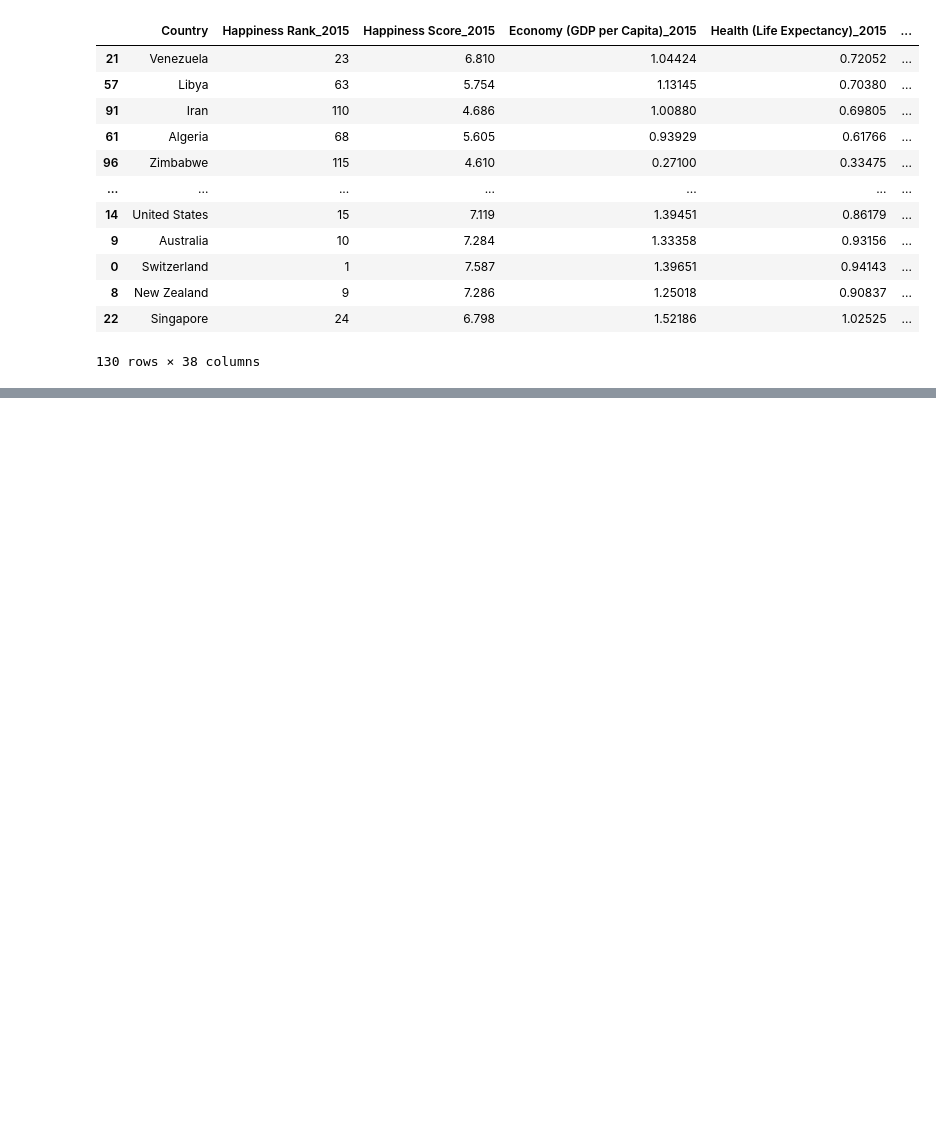
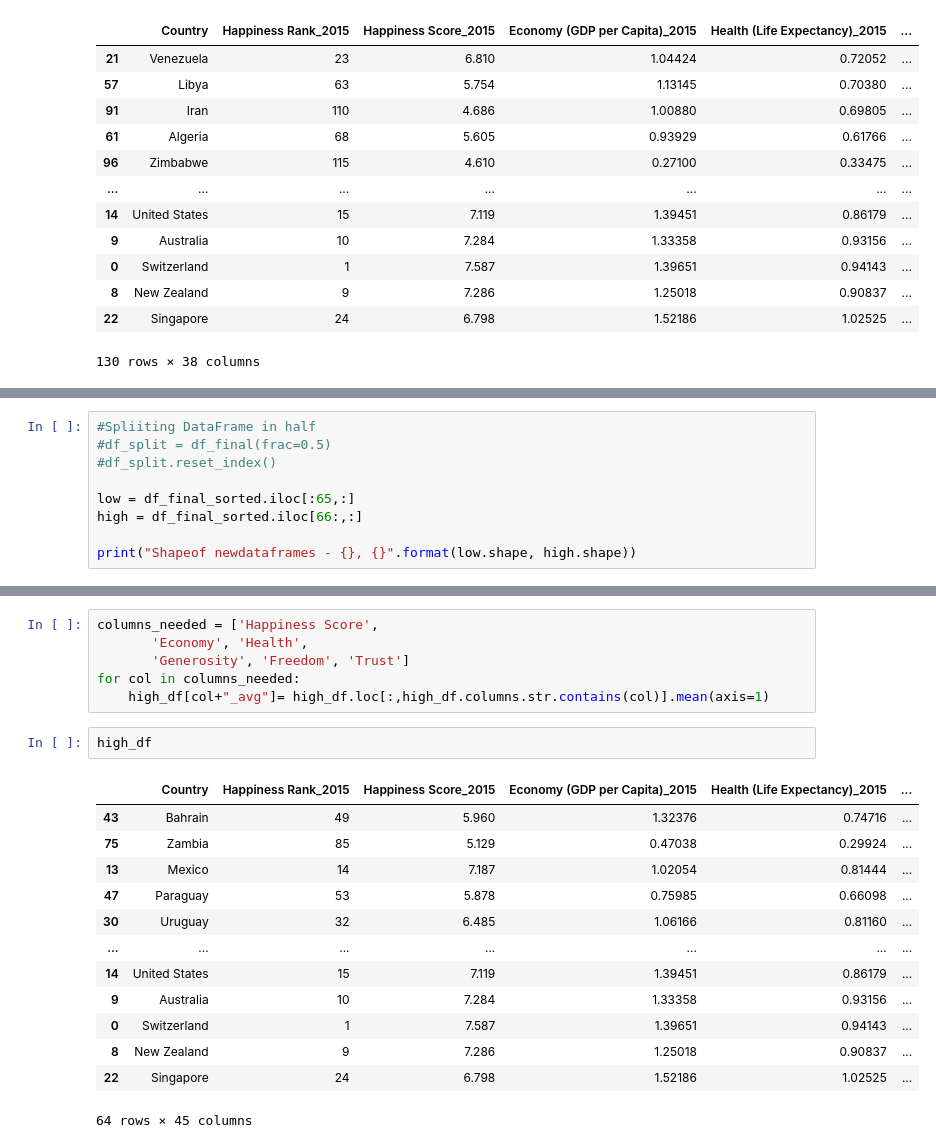
Before and after one commit to RachelNewberry/World_Happeniess_Project_1, a Jupyter notebook: world_happiness_versus_economic_freedom .ipynb, the cells around one changed output, grey strips where cells are left out. Saved outputs shown, nothing was run; the diff lists cells and outputs as text; blank space fills up the shorter version.

```diff
--- a/world_happiness_versus_economic_freedom .ipynb
+++ b/world_happiness_versus_economic_freedom .ipynb
@@ -345,0 +356,9 @@ df_final_sorted
+# %%
+#Spliiting DataFrame in half
+#df_split = df_final(frac=0.5)
+#df_split.reset_index()
+
+low = df_final_sorted.iloc[:65,:]
+high = df_final_sorted.iloc[66:,:]
+
+print("Shapeof newdataframes - {}, {}".format(low.shape, high.shape))
@@ -345,0 +423,22 @@ df_final_sorted
+# %%
+columns_needed = ['Happiness Score',
+       'Economy', 'Health',
+       'Generosity', 'Freedom', 'Trust']
+for col in columns_needed:
+    high_df[col+"_avg"]= high_df.loc[:,high_df.columns.str.contains(col)].mean(axis=1)
+# %%
+high_df
+# %% [output]
+|  | Country | Happiness Rank_2015 | Happiness Score_2015 | Economy (GDP per Capita)_2015 | Health (Life Expectancy)_2015 | ... |
+| 43 | Bahrain | 49 | 5.960 | 1.32376 | 0.74716 | ... |
+| 75 | Zambia | 85 | 5.129 | 0.47038 | 0.29924 | ... |
+| 13 | Mexico | 14 | 7.187 | 1.02054 | 0.81444 | ... |
+| 47 | Paraguay | 53 | 5.878 | 0.75985 | 0.66098 | ... |
+| 30 | Uruguay | 32 | 6.485 | 1.06166 | 0.81160 | ... |
+| ... | ... | ... | ... | ... | ... | ... |
+| 14 | United States | 15 | 7.119 | 1.39451 | 0.86179 | ... |
+| 9 | Australia | 10 | 7.284 | 1.33358 | 0.93156 | ... |
+| 0 | Switzerland | 1 | 7.587 | 1.39651 | 0.94143 | ... |
+| 8 | New Zealand | 9 | 7.286 | 1.25018 | 0.90837 | ... |
+| 22 | Singapore | 24 | 6.798 | 1.52186 | 1.02525 | ... |
+64 rows × 45 columns
```
Also changed, not shown: parts of 14 cells of this notebook.
